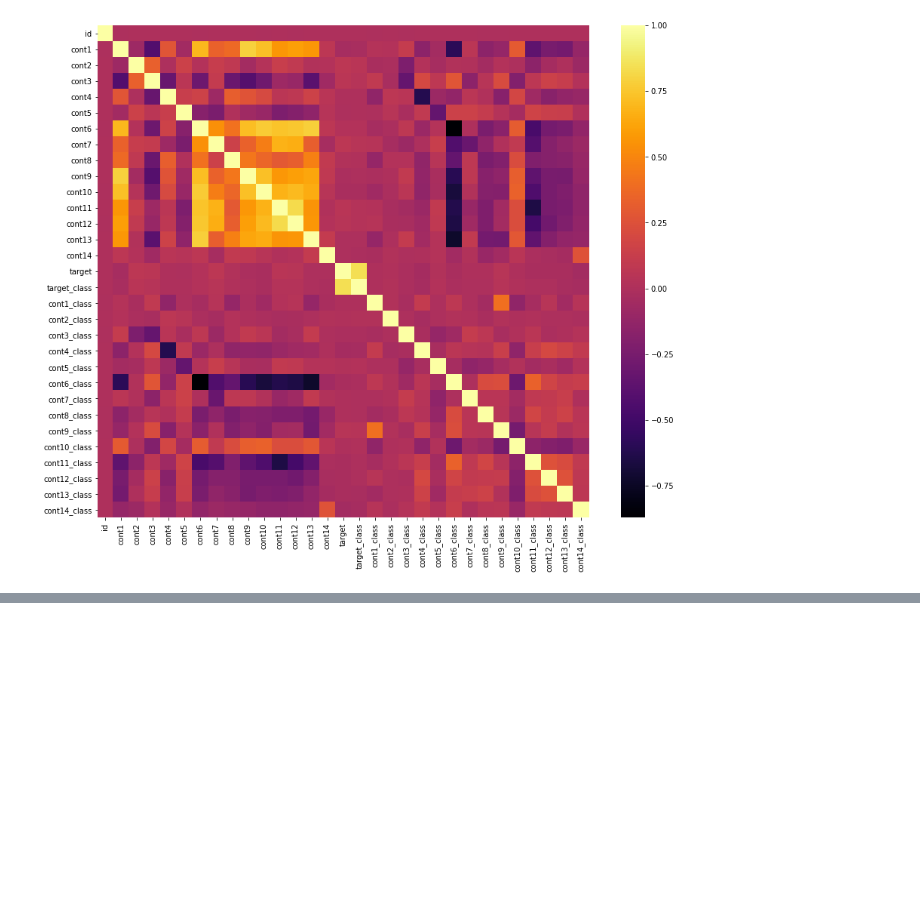
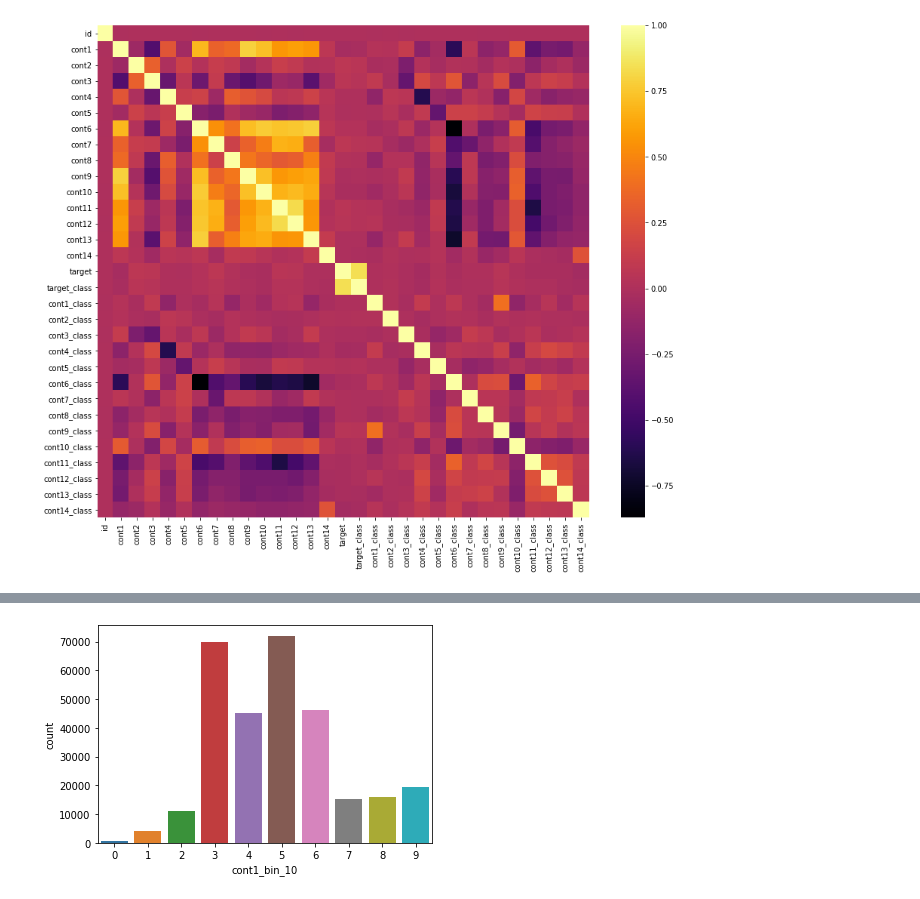
Before and after one commit to akiabe/kaggle_tabular-playground-Jan2021, a Jupyter notebook: notebooks/EDA_and_Modeling.ipynb, the cells around one changed output, grey strips where cells are left out. Drawn from its saved outputs; the diff is of its cells as text; code cells hidden in the pictures; blank space fills up the shorter version.

```diff
--- a/notebooks/EDA_and_Modeling.ipynb
+++ b/notebooks/EDA_and_Modeling.ipynb
@@ -198,0 +353,4 @@ sns.heatmap(corr, cmap="inferno", square=True);
+# %%
+sns.countplot(train["cont1_bin_10"]);
+# %% [output]
+[figure, added]
```
Also changed, not shown: parts of 17 cells of this notebook.
